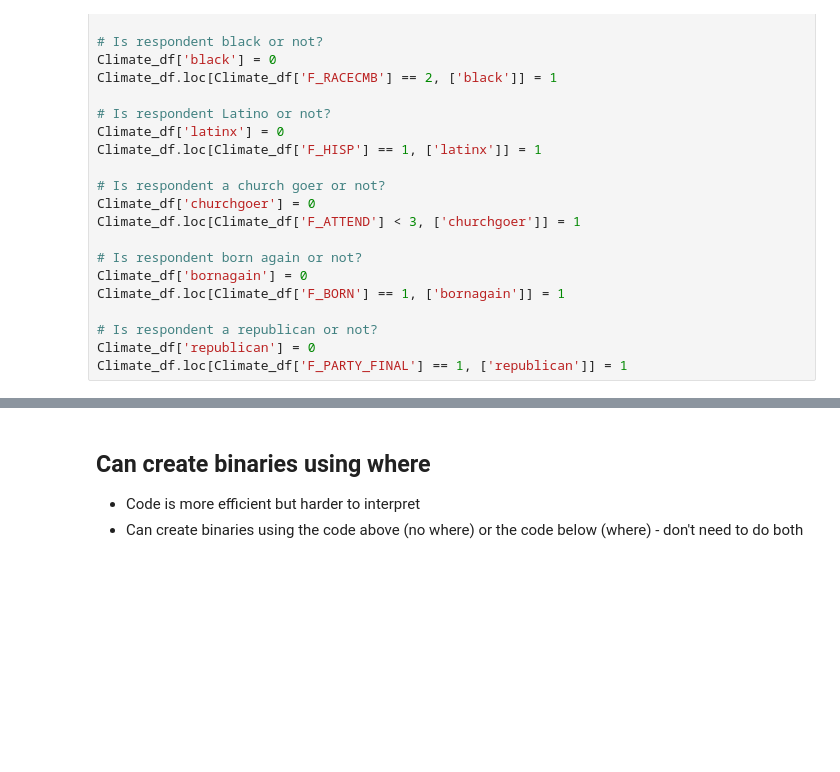
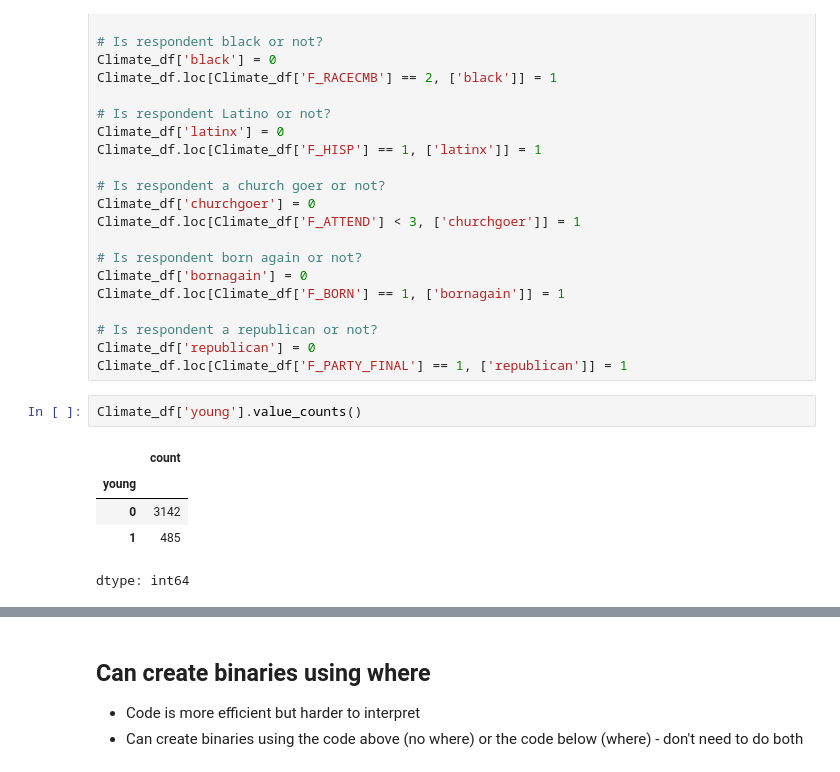
Before and after one commit to 550tealeaves/DATA-70500-working-with-data, a Jupyter notebook: Orig_Lab5_SurveyDataAnalysisPew.ipynb, the cells around one changed output, grey strips where cells are left out. Drawn from its saved outputs; the diff is of its cells as text; blank space fills up the shorter version.

```diff
--- a/Orig_Lab5_SurveyDataAnalysisPew.ipynb
+++ b/Orig_Lab5_SurveyDataAnalysisPew.ipynb
@@ -348,3 +349,11 @@ Climate_df.loc[Climate_df['F_BORN'] == 1, ['bornagain']] = 1
 # Is respondent a republican or not?
 Climate_df['republican'] = 0
 Climate_df.loc[Climate_df['F_PARTY_FINAL'] == 1, ['republican']] = 1
+# %%
+Climate_df['young'].value_counts()
+# %% [output]
+|  | count |
+| young |  |
+| 0 | 3142 |
+| 1 | 485 |
+dtype: int64
```
Also changed, not shown: parts of 14 cells of this notebook.
